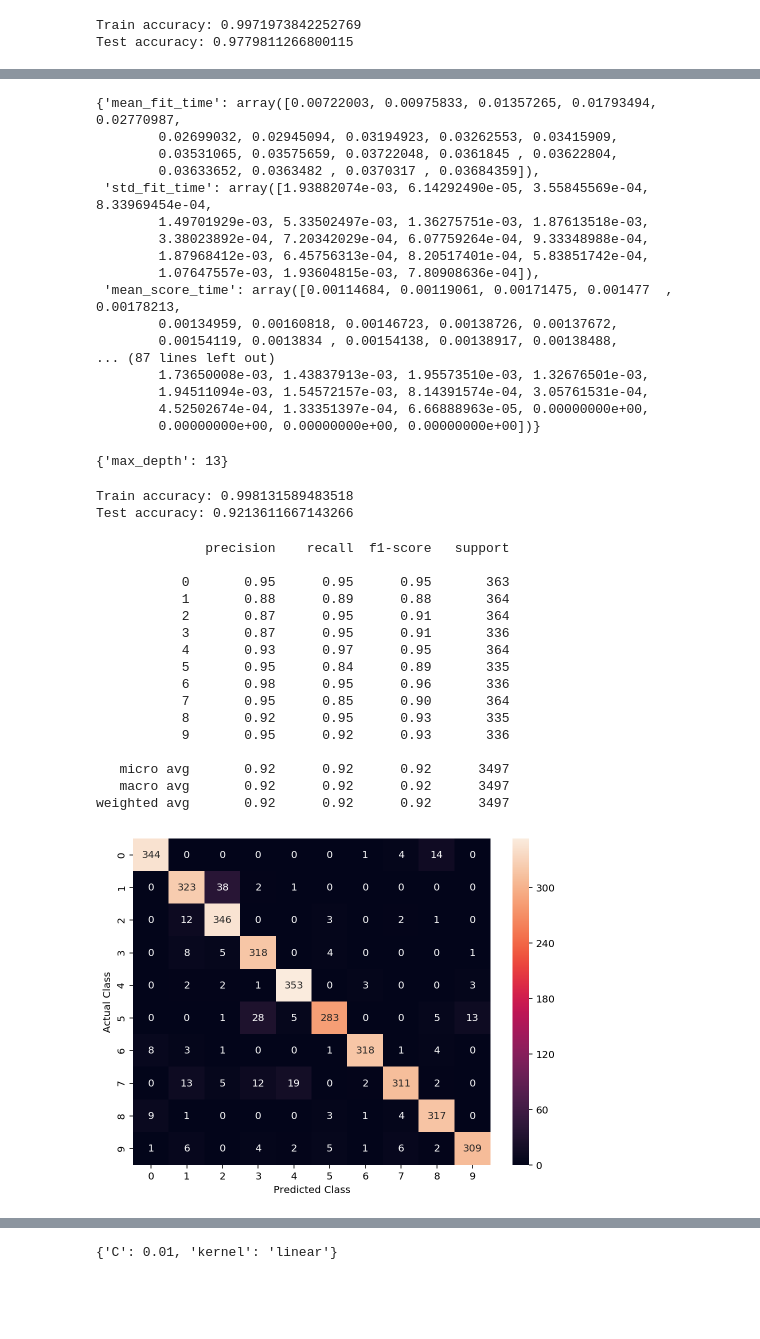
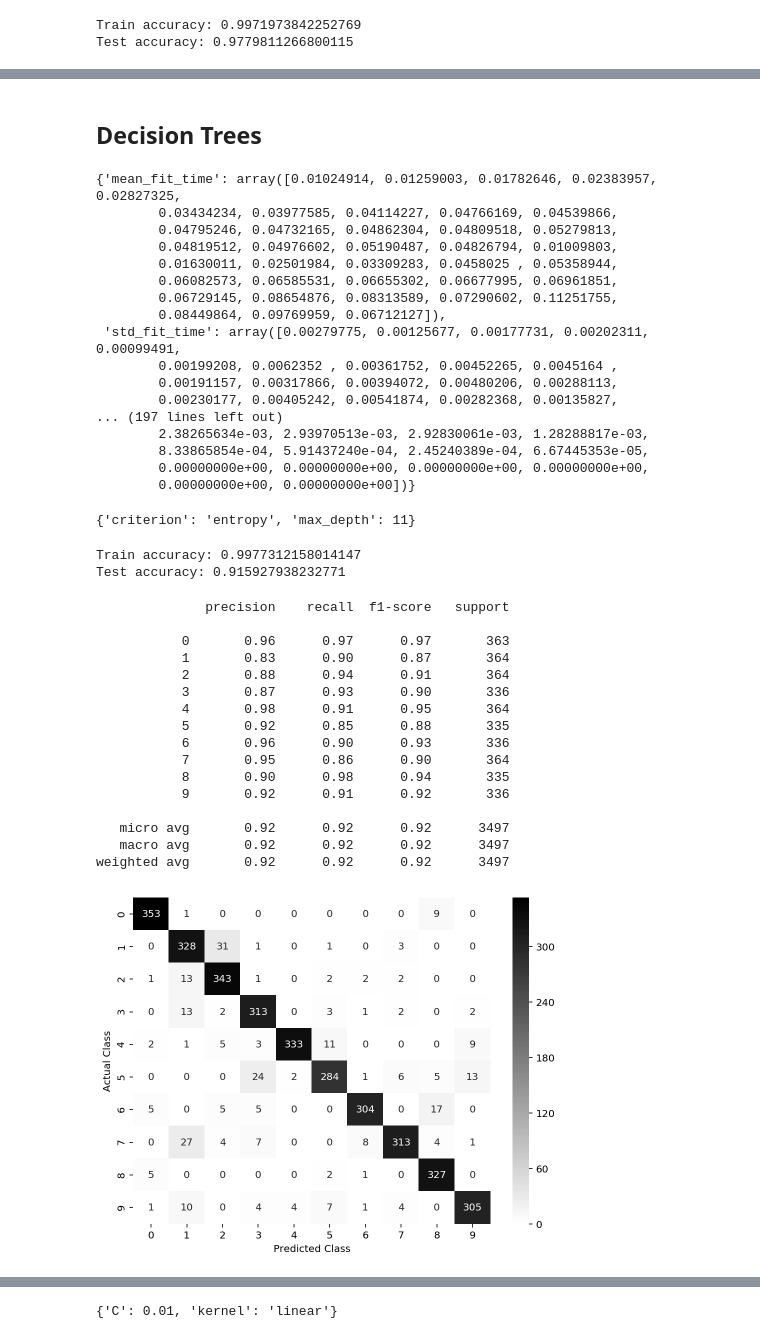
Before and after one commit to abpaudel/pen-digits-classification, a Jupyter notebook: Pen Digits Classification.ipynb, the cells around one changed output, grey strips where cells are left out. Drawn from its saved outputs; the diff is of its cells as text; code cells hidden in the pictures; blank space fills up the shorter version.

```diff
--- a/Pen Digits Classification.ipynb
+++ b/Pen Digits Classification.ipynb
@@ -160,60 +206,62 @@ weighted avg       0.98      0.98      0.98      3497
+# %% [markdown]
+## Decision Trees
 # %%
-np.random.seed(5)
-param_grid = {'max_depth': range(1,20)}
+np.random.seed(2)
+param_grid = {'max_depth': range(1,20), 'criterion':['gini', 'entropy']}
 grid = GridSearchCV(DecisionTreeClassifier(), param_grid, cv=5, return_train_score=True)
 grid.fit(Xtrain, ytrain)
 grid.cv_results_
 # %% [output]
-{'mean_fit_time': array([0.00722003, 0.00975833, 0.01357265, 0.01793494, 0.02770987,
-        0.02699032, 0.02945094, 0.03194923, 0.03262553, 0.03415909,
-        0.03531065, 0.03575659, 0.03722048, 0.0361845 , 0.03622804,
-        0.03633652, 0.0363482 , 0.0370317 , 0.03684359]),
- 'std_fit_time': array([1.93882074e-03, 6.14292490e-05, 3.55845569e-04, 8.33969454e-04,
-        1.49701929e-03, 5.33502497e-03, 1.36275751e-03, 1.87613518e-03,
-        3.38023892e-04, 7.20342029e-04, 6.07759264e-04, 9.33348988e-04,
-        1.87968412e-03, 6.45756313e-04, 8.20517401e-04, 5.83851742e-04,
-        1.07647557e-03, 1.93604815e-03, 7.80908636e-04]),
- 'mean_score_time': array([0.00114684, 0.00119061, 0.00171475, 0.001477  , 0.00178213,
-        0.00134959, 0.00160818, 0.00146723, 0.00138726, 0.00137672,
-        0.00154119, 0.0013834 , 0.00154138, 0.00138917, 0.00138488,
-... (87 lines left out)
-        1.73650008e-03, 1.43837913e-03, 1.95573510e-03, 1.32676501e-03,
-        1.94511094e-03, 1.54572157e-03, 8.14391574e-04, 3.05761531e-04,
-        4.52502674e-04, 1.33351397e-04, 6.66888963e-05, 0.00000000e+00,
-        0.00000000e+00, 0.00000000e+00, 0.00000000e+00])}
+{'mean_fit_time': array([0.01024914, 0.01259003, 0.01782646, 0.02383957, 0.02827325,
+        0.03434234, 0.03977585, 0.04114227, 0.04766169, 0.04539866,
+        0.04795246, 0.04732165, 0.04862304, 0.04809518, 0.05279813,
+        0.04819512, 0.04976602, 0.05190487, 0.04826794, 0.01009803,
+        0.01630011, 0.02501984, 0.03309283, 0.0458025 , 0.05358944,
+        0.06082573, 0.06585531, 0.06655302, 0.06677995, 0.06961851,
+        0.06729145, 0.08654876, 0.08313589, 0.07290602, 0.11251755,
+        0.08449864, 0.09769959, 0.06712127]),
+ 'std_fit_time': array([0.00279775, 0.00125677, 0.00177731, 0.00202311, 0.00099491,
+        0.00199208, 0.0062352 , 0.00361752, 0.00452265, 0.0045164 ,
+        0.00191157, 0.00317866, 0.00394072, 0.00480206, 0.00288113,
+        0.00230177, 0.00405242, 0.00541874, 0.00282368, 0.00135827,
+... (197 lines left out)
+        2.38265634e-03, 2.93970513e-03, 2.92830061e-03, 1.28288817e-03,
+        8.33865854e-04, 5.91437240e-04, 2.45240389e-04, 6.67445353e-05,
+        0.00000000e+00, 0.00000000e+00, 0.00000000e+00, 0.00000000e+00,
+        0.00000000e+00, 0.00000000e+00])}
 # %%
 grid.best_params_
 # %% [output]
-{'max_depth': 13}
+{'criterion': 'entropy', 'max_depth': 11}
 # %%
 tree = grid.best_estimator_
 print('Train accuracy: {}'.format(tree.score(Xtrain, ytrain)))
 print('Test accuracy: {}'.format(tree.score(Xtest, ytest)))
 # %% [output]
-Train accuracy: 0.998131589483518
-Test accuracy: 0.9213611667143266
+Train accuracy: 0.9977312158014147
+Test accuracy: 0.915927938232771
 # %%
 y_pred = tree.predict(Xtest)
 print(classification_report(ytest, y_pred))
-sns.heatmap(confusion_matrix(ytest, y_pred), annot=True, fmt='1', xticklabels=tree.classes_, yticklabels=tree.classes_)
+sns.heatmap(confusion_matrix(ytest, y_pred), annot=True, fmt='1', xticklabels=tree.classes_, yticklabels=tree.classes_, cmap='binary')
 plt.xlabel('Predicted Class')
 plt.ylabel('Actual Class')
 plt.show()
 # %% [output]
               precision    recall  f1-score   support
 
-           0       0.95      0.95      0.95       363
-           1       0.88      0.89      0.88       364
-           2       0.87      0.95      0.91       364
-           3       0.87      0.95      0.91       336
-           4       0.93      0.97      0.95       364
-           5       0.95      0.84      0.89       335
-           6       0.98      0.95      0.96       336
-           7       0.95      0.85      0.90       364
-           8       0.92      0.95      0.93       335
-           9       0.95      0.92      0.93       336
+           0       0.96      0.97      0.97       363
+           1       0.83      0.90      0.87       364
+           2       0.88      0.94      0.91       364
+           3       0.87      0.93      0.90       336
+           4       0.98      0.91      0.95       364
+           5       0.92      0.85      0.88       335
+           6       0.96      0.90      0.93       336
+           7       0.95      0.86      0.90       364
+           8       0.90      0.98      0.94       335
+           9       0.92      0.91      0.92       336
 
    micro avg       0.92      0.92      0.92      3497
    macro avg       0.92      0.92      0.92      3497
 weighted avg       0.92      0.92      0.92      3497
-[figure, old version]
+[figure, new version]
```
Also changed, not shown: parts of 26 cells of this notebook.
